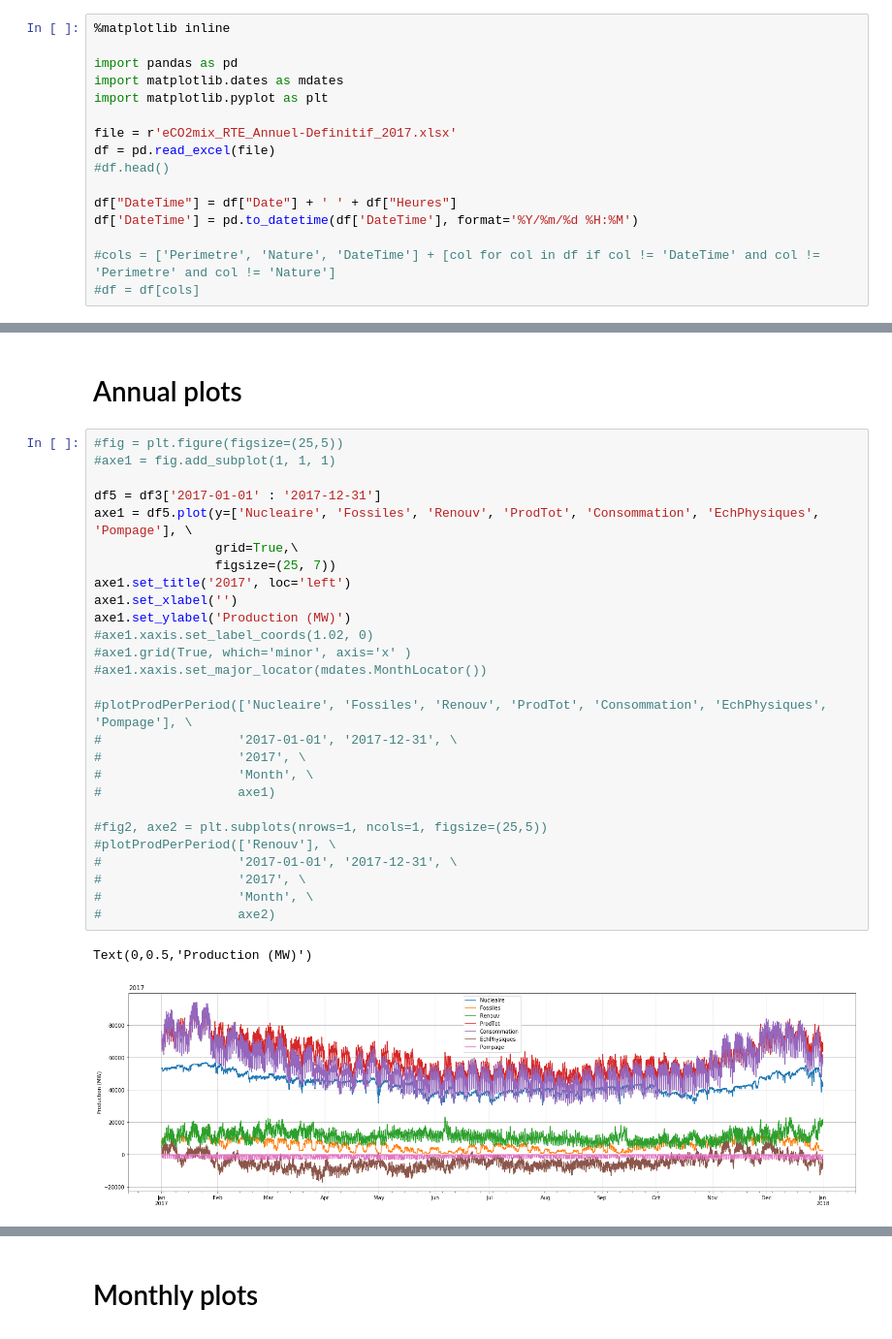
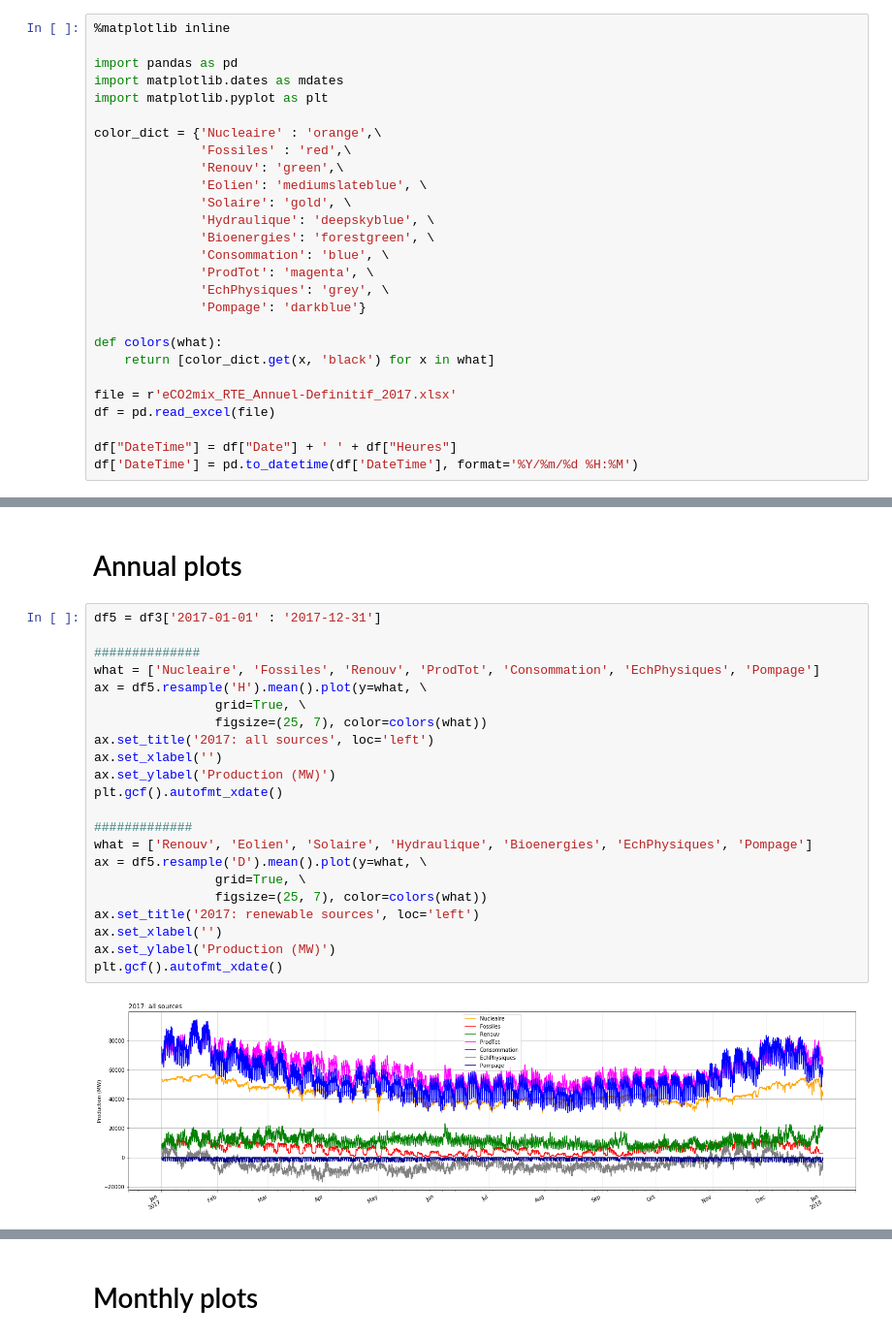
Before and after one commit to ebusato/EnergyAnalysis, a Jupyter notebook: EnergyAnalysis_RTE.ipynb, the cells around one changed output, grey strips where cells are left out. Shown at 97% size. Drawn from its saved outputs; the diff is of its cells as text.

```diff
--- a/EnergyAnalysis_RTE.ipynb
+++ b/EnergyAnalysis_RTE.ipynb
@@ -5,15 +5,26 @@ import pandas as pd
 import matplotlib.dates as mdates
 import matplotlib.pyplot as plt
 
+color_dict = {'Nucleaire' : 'orange',\
+              'Fossiles' : 'red',\
+              'Renouv': 'green',\
+              'Eolien': 'mediumslateblue', \
+              'Solaire': 'gold', \
+              'Hydraulique': 'deepskyblue', \
+              'Bioenergies': 'forestgreen', \
+              'Consommation': 'blue', \
+              'ProdTot': 'magenta', \
+              'EchPhysiques': 'grey', \
+              'Pompage': 'darkblue'}
+
+def colors(what):
+    return [color_dict.get(x, 'black') for x in what]
+
 file = r'eCO2mix_RTE_Annuel-Definitif_2017.xlsx'
 df = pd.read_excel(file)
-#df.head()
 
 df["DateTime"] = df["Date"] + ' ' + df["Heures"]
 df['DateTime'] = pd.to_datetime(df['DateTime'], format='%Y/%m/%d %H:%M')
-
-#cols = ['Perimetre', 'Nature', 'DateTime'] + [col for col in df if col != 'DateTime' and col != 'Perimetre' and col != 'Nature']
-#df = df[cols]
 # %%
 df['FioulReCalc'] = df['FioulTAC'] + df['FioulCogen'] + df['FioulAutres']
 df['GazReCalc'] = df['GazTAC'] + df['GazCogen'] + df['GazCCG'] + df['GazAutres']
@@ -59,33 +70,27 @@ fig, axes = plt.subplots(nrows=2, ncols=3,figsize=(25,15))
 [figure]
 # %% [markdown]
 # Annual plots
-# %%
-#fig = plt.figure(figsize=(25,5))
-#axe1 = fig.add_subplot(1, 1, 1)
-
-df5 = df3['2017-01-01' : '2017-12-31']
-axe1 = df5.plot(y=['Nucleaire', 'Fossiles', 'Renouv', 'ProdTot', 'Consommation', 'EchPhysiques', 'Pompage'], \
-                grid=True,\
-                figsize=(25, 7))
-axe1.set_title('2017', loc='left')
-axe1.set_xlabel('')
-axe1.set_ylabel('Production (MW)')
-#axe1.xaxis.set_label_coords(1.02, 0)
-#axe1.grid(True, which='minor', axis='x' )
-#axe1.xaxis.set_major_locator(mdates.MonthLocator())
-
-#plotProdPerPeriod(['Nucleaire', 'Fossiles', 'Renouv', 'ProdTot', 'Consommation', 'EchPhysiques', 'Pompage'], \
-#                  '2017-01-01', '2017-12-31', \
-#                  '2017', \
-#                  'Month', \
-#                  axe1)
-
-#fig2, axe2 = plt.subplots(nrows=1, ncols=1, figsize=(25,5))
-#plotProdPerPeriod(['Renouv'], \
-#                  '2017-01-01', '2017-12-31', \
-#                  '2017', \
-#                  'Month', \
-#                  axe2)
-# %% [output]
-Text(0,0.5,'Production (MW)')
-[figure, removed]
+# %%
+df5 = df3['2017-01-01' : '2017-12-31']
+
+##############
+what = ['Nucleaire', 'Fossiles', 'Renouv', 'ProdTot', 'Consommation', 'EchPhysiques', 'Pompage']
+ax = df5.resample('H').mean().plot(y=what, \
+                grid=True, \
+                figsize=(25, 7), color=colors(what))
+ax.set_title('2017: all sources', loc='left')
+ax.set_xlabel('')
+ax.set_ylabel('Production (MW)')
+plt.gcf().autofmt_xdate()
+
+#############
+what = ['Renouv', 'Eolien', 'Solaire', 'Hydraulique', 'Bioenergies', 'EchPhysiques', 'Pompage']
+ax = df5.resample('D').mean().plot(y=what, \
+                grid=True, \
+                figsize=(25, 7), color=colors(what))
+ax.set_title('2017: renewable sources', loc='left')
+ax.set_xlabel('')
+ax.set_ylabel('Production (MW)')
+plt.gcf().autofmt_xdate()
+# %% [output]
+[figure, added]
```
Also changed, not shown: parts of 3 cells of this notebook.
